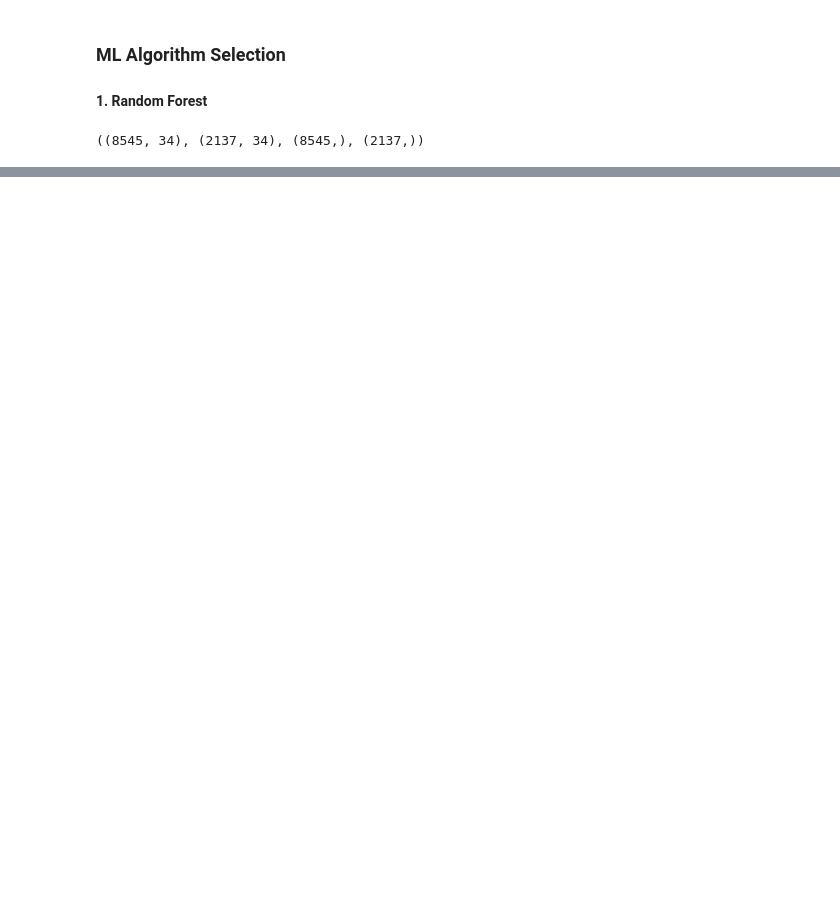
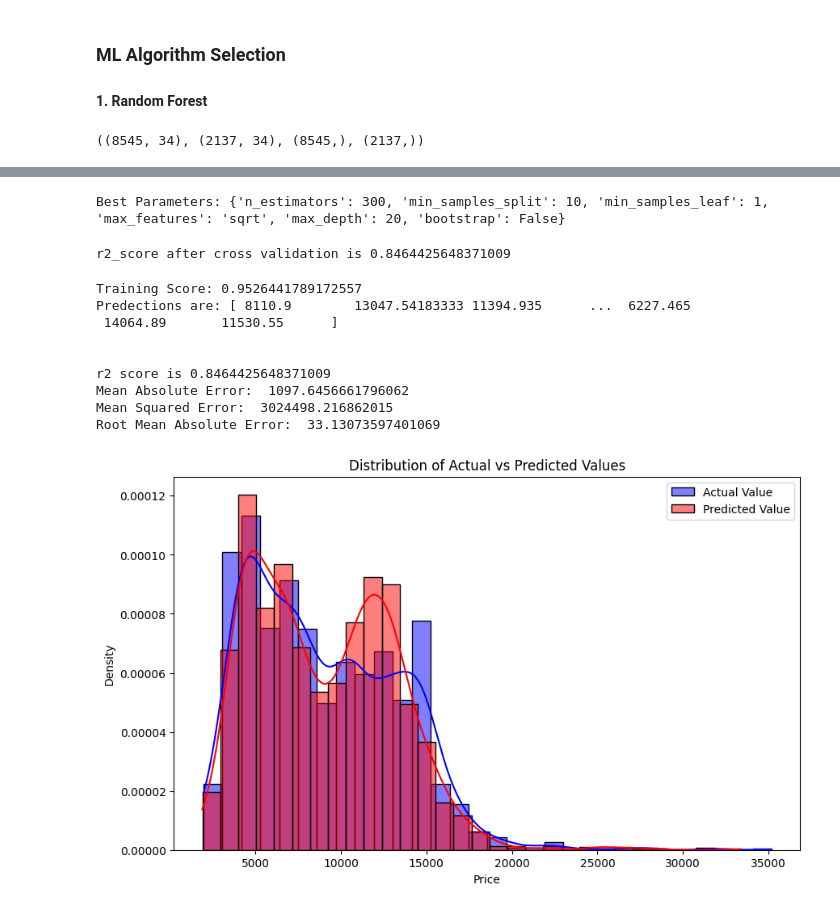
Before and after one commit to Abisheklimbu/Machine_Learning_Project, a Jupyter notebook: Predict_Fare_of_Airlines_Tickets/airlines_ticket.ipynb, the cells around one changed output, grey strips where cells are left out. Saved outputs shown, nothing was run; the diff lists cells and outputs as text; code cells hidden in the pictures; blank space fills up the shorter version.

```diff
--- a/Predict_Fare_of_Airlines_Tickets/airlines_ticket.ipynb
+++ b/Predict_Fare_of_Airlines_Tickets/airlines_ticket.ipynb
@@ -677,0 +694,7 @@ Root Mean Absolute Error:  42.0956161429641
+# %%
+rf_random = RandomizedSearchCV(estimator=RandomForestRegressor(), param_distributions=param_grid,
+                               n_iter=100, cv=5, verbose=2, random_state=42, n_jobs=-1)
+# %%
+rf_random.fit(X_train, y_train)
+print(f"Best Parameters: {rf_random.best_params_}")
+print(f"Best Score: {rf_random.best_score_}")
@@ -677,0 +745,56 @@ Root Mean Absolute Error:  42.0956161429641
+# %%
+best_params = rf_random.best_params_
+print(f"Best Parameters: {best_params}")
+# %% [output]
+Best Parameters: {'n_estimators': 300, 'min_samples_split': 10, 'min_samples_leaf': 1, 'max_features': 'sqrt', 'max_depth': 20, 'bootstrap': False}
+# %%
+best_rf = rf_random.best_estimator_
+
+y_pred = best_rf.predict(X_test)
+r2_score = metrics.r2_score(y_test, y_pred)
+print("r2_score after cross validation is {}".format(r2_score))
+# %% [output]
+r2_score after cross validation is 0.8464425648371009
+# %%
+from sklearn import metrics
+import pickle
+def prediction(ml_model, dump):
+    model = ml_model.fit(X_train, y_train)
+    print("Training Score: {}".format(model.score(X_train, y_train)))
+
+    predictions = model.predict(X_test)
+    print("Predections are: {}".format(predictions))
+    print('\n')
+
+    r2_score = metrics.r2_score(y_test, y_pred)
+    print("r2 score is {}".format(r2_score))
+
+    print("Mean Absolute Error: ", metrics.mean_absolute_error(y_test, predictions))
+    print("Mean Squared Error: ", metrics.mean_squared_error(y_test, predictions))
+    print("Root Mean Absolute Error: ", np.sqrt(metrics.mean_absolute_error(y_test, predictions)))
+
+    plt.figure(figsize=(10, 6))
+    sns.histplot(y_test, color="blue", kde=True, label='Actual Value', stat='density', common_norm=False)
+    sns.histplot(predictions, color="red", kde=True, label='Predicted Value', stat='density', common_norm=False)
+    plt.title('Distribution of Actual vs Predicted Values')
+    plt.xlabel('Price')
+    plt.ylabel('Density')
+    plt.legend()
+    plt.show()
+
+    if dump == 1:
+        file = open('./model.pkl', 'wb')
+        pickle.dump(model, file)
+# %%
+prediction(RandomForestRegressor(),0)
+# %% [output]
+Training Score: 0.9526441789172557
+Predections are: [ 8110.9        13047.54183333 11394.935      ...  6227.465
+ 14064.89       11530.55      ]
+
+
+r2 score is 0.8464425648371009
+Mean Absolute Error:  1097.6456661796062
+Mean Squared Error:  3024498.216862015
+Root Mean Absolute Error:  33.13073597401069
+[figure, added]
```
Also changed, not shown: parts of 13 cells of this notebook.
